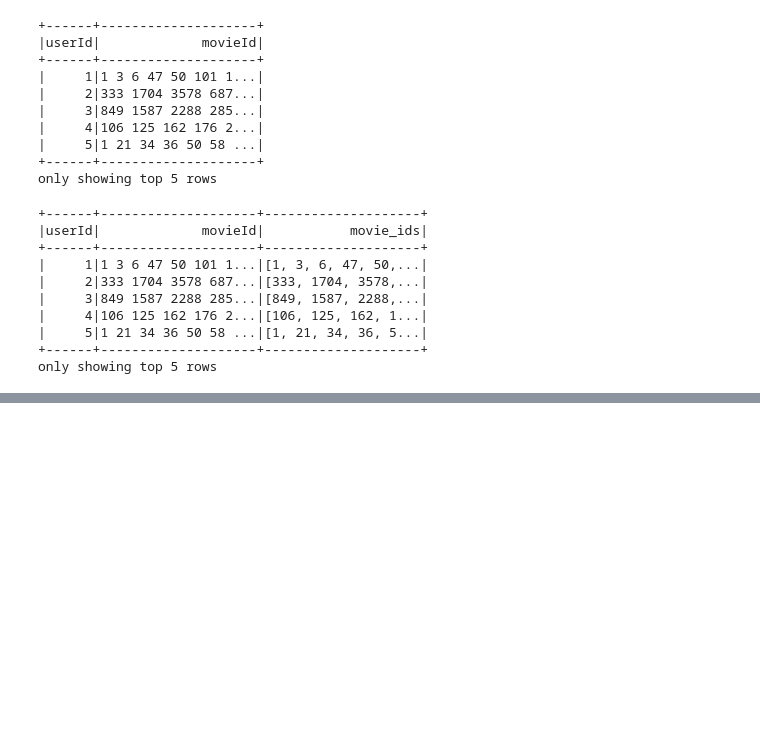
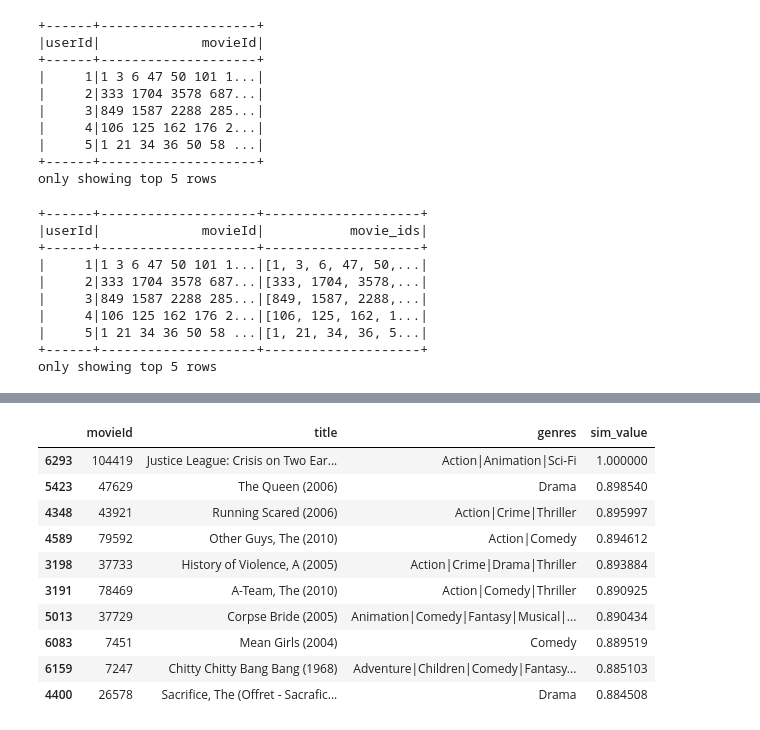
Before and after one commit to OcaenEyes/recommendPrj, a Jupyter notebook: prj_01/训练item2vec进行电影推荐.ipynb, the cells around one changed output, grey strips where cells are left out. Drawn from its saved outputs; the diff is of its cells as text; code cells hidden in the pictures; blank space fills up the shorter version.

```diff
--- a/prj_01/训练item2vec进行电影推荐.ipynb
+++ b/prj_01/训练item2vec进行电影推荐.ipynb
@@ -201,0 +268,15 @@ df_movie_embedding
+# %%
+# 按相似度降序排列，查询前10条
+df_merge.sort_values("sim_value",ascending=False)[['movieId', 'title', 'genres','sim_value']].head(10)
+# %% [output]
+|  | movieId | title | genres | sim_value |
+| 6293 | 104419 | Justice League: Crisis on Two Ear... | Action|Animation|Sci-Fi | 1.000000 |
+| 5423 | 47629 | The Queen (2006) | Drama | 0.898540 |
+| 4348 | 43921 | Running Scared (2006) | Action|Crime|Thriller | 0.895997 |
+| 4589 | 79592 | Other Guys, The (2010) | Action|Comedy | 0.894612 |
+| 3198 | 37733 | History of Violence, A (2005) | Action|Crime|Drama|Thriller | 0.893884 |
+| 3191 | 78469 | A-Team, The (2010) | Action|Comedy|Thriller | 0.890925 |
+| 5013 | 37729 | Corpse Bride (2005) | Animation|Comedy|Fantasy|Musical|... | 0.890434 |
+| 6083 | 7451 | Mean Girls (2004) | Comedy | 0.889519 |
+| 6159 | 7247 | Chitty Chitty Bang Bang (1968) | Adventure|Children|Comedy|Fantasy... | 0.885103 |
+| 4400 | 26578 | Sacrifice, The (Offret - Sacrafic... | Drama | 0.884508 |
```
Also changed, not shown: parts of 20 cells of this notebook, 1 other file.
